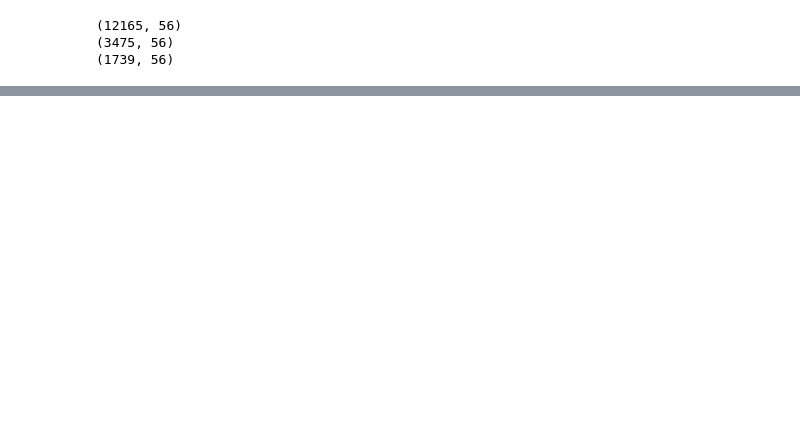
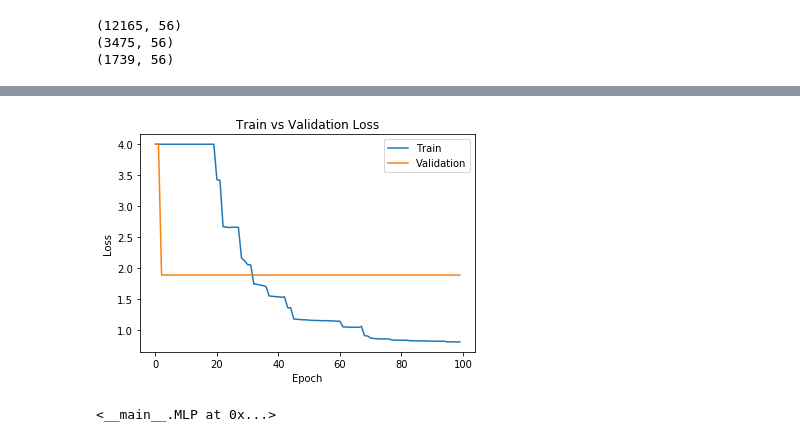
Before and after one commit to gimseng/99-ML-Learning-Projects, a Jupyter notebook: 011/solution/mlp_from_scratch.ipynb, the cells around one changed output, grey strips where cells are left out. Cells and saved outputs as stored; diff of their text form; code cells hidden in the pictures; blank space fills up the shorter version.

```diff
--- a/011/solution/mlp_from_scratch.ipynb
+++ b/011/solution/mlp_from_scratch.ipynb
@@ -773,0 +871,3 @@ For study purposes, manual hyperparameters tunning is used in this example compa
+# %%
+train_model(iterations = 100, learning_rate= 1)
+# %% [output]
@@ -773,0 +880,2 @@ For study purposes, manual hyperparameters tunning is used in this example compa
+[figure, added]
+<__main__.MLP at 0x...>
```
Also changed, not shown: parts of 22 cells of this notebook.
